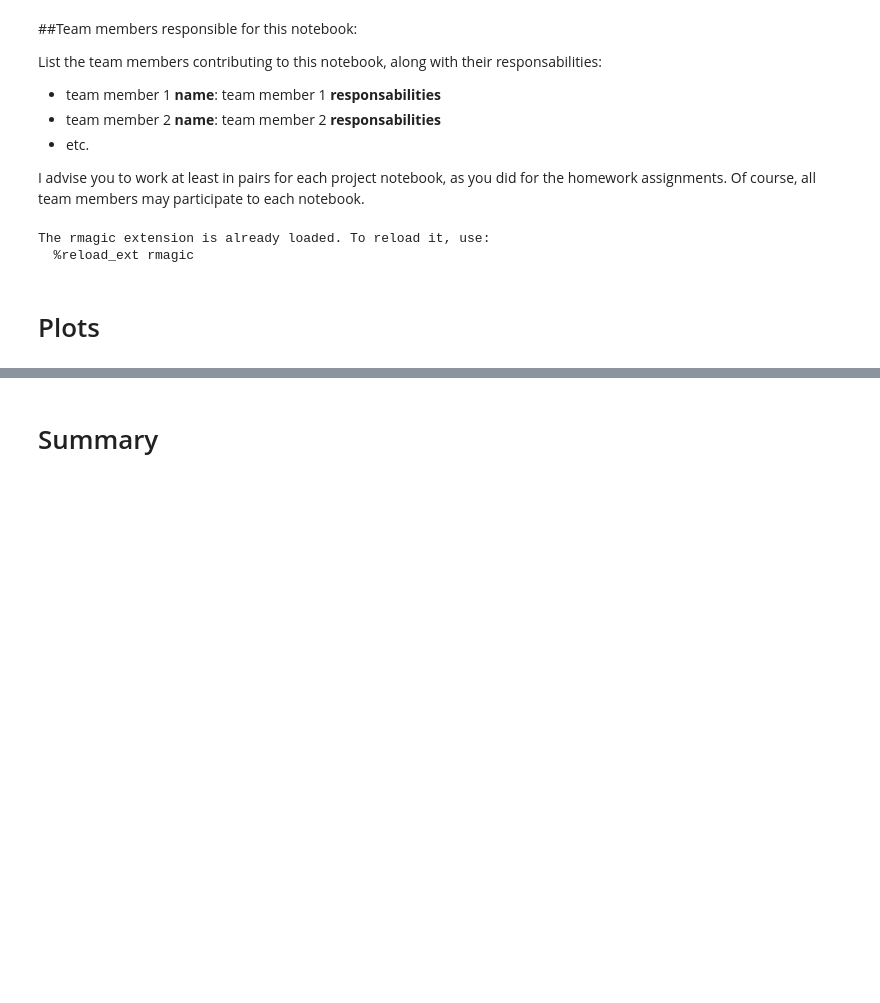
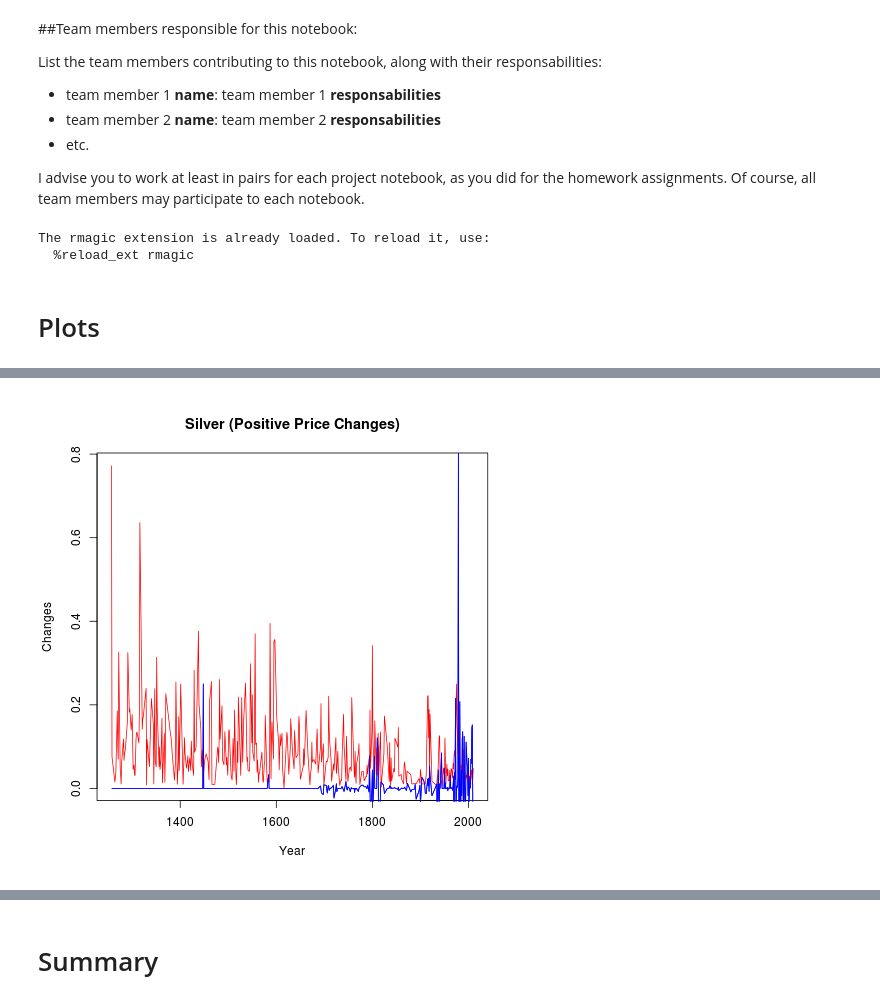
Before and after one commit to abadrenkov/data-analysis-template, a Jupyter notebook: notebooks/NB3_data_analysis.ipynb, the cells around one changed output, grey strips where cells are left out. Saved outputs shown, nothing was run; the diff lists cells and outputs as text; code cells hidden in the pictures; blank space fills up the shorter version.

```diff
--- a/notebooks/NB3_data_analysis.ipynb
+++ b/notebooks/NB3_data_analysis.ipynb
@@ -52,0 +76,11 @@ Error in file(filename, "r", encoding = encoding) :
+# %%
+%%R
+positive_silver_inflation_df = read.csv("../data/cleaned/DFS_positive_inflation.csv")
+#plot positive silver
+plot(positive_silver_inflation_df$Date,positive_silver_inflation_df$Inflation, type="n", xlab="Year", ylab="Changes")
+lines(positive_silver_inflation_df$Date,positive_silver_inflation_df$Change, col="blue")
+lines(positive_silver_inflation_df$Date,positive_silver_inflation_df$Inflation, col="red")
+lines(positive_silver_inflation_df$Date, positive_silver_inflation_df$Change, col="blue")
+title("Silver (Positive Price Changes)")
+# %% [output]
+[figure, added]
```
Also changed, not shown: parts of 47 cells of this notebook.
